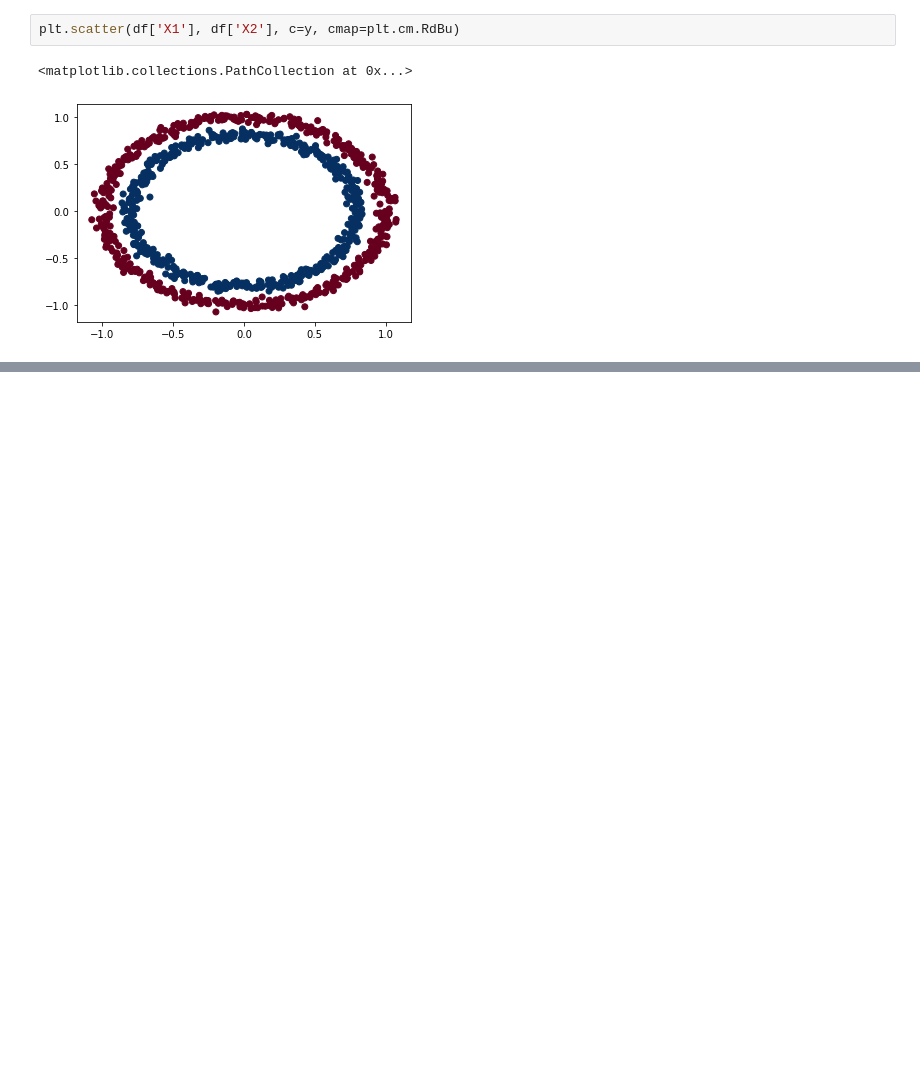
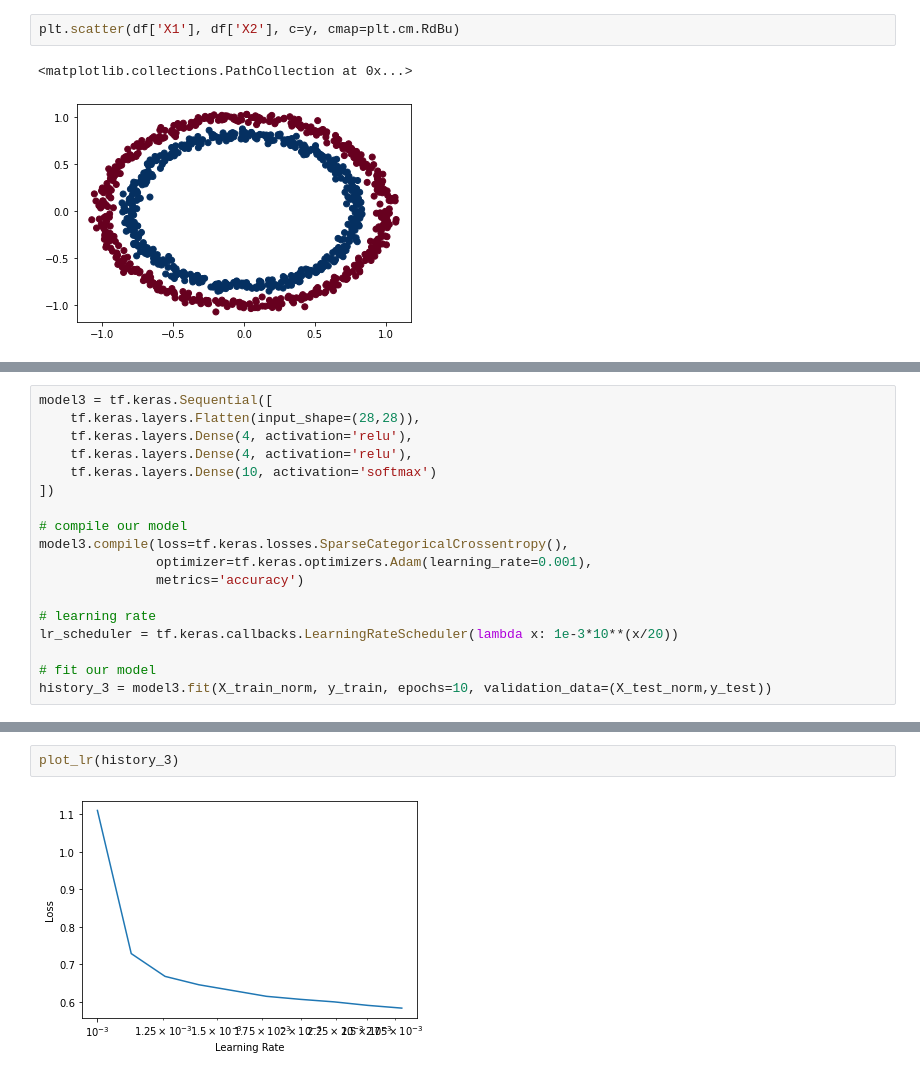
Before and after one commit to anice1/Tensorflow-Revision, a Jupyter notebook: Deep Learning (Classification).ipynb, the cells around one changed output, grey strips where cells are left out. Saved outputs shown, nothing was run; the diff lists cells and outputs as text; blank space fills up the shorter version.

```diff
--- a/Deep Learning (Classification).ipynb
+++ b/Deep Learning (Classification).ipynb
@@ -35,0 +321,18 @@ plt.scatter(df['X1'], df['X2'], c=y, cmap=plt.cm.RdBu)
+# %%
+model3 = tf.keras.Sequential([
+    tf.keras.layers.Flatten(input_shape=(28,28)),
+    tf.keras.layers.Dense(4, activation='relu'),
+    tf.keras.layers.Dense(4, activation='relu'),
+    tf.keras.layers.Dense(10, activation='softmax')
+])
+
+# compile our model
+model3.compile(loss=tf.keras.losses.SparseCategoricalCrossentropy(),
+               optimizer=tf.keras.optimizers.Adam(learning_rate=0.001),
+               metrics='accuracy')
+
+# learning rate
+lr_scheduler = tf.keras.callbacks.LearningRateScheduler(lambda x: 1e-3*10**(x/20))
+
+# fit our model
+history_3 = model3.fit(X_train_norm, y_train, epochs=10, validation_data=(X_test_norm,y_test))
@@ -35,0 +360,4 @@ plt.scatter(df['X1'], df['X2'], c=y, cmap=plt.cm.RdBu)
+# %%
+plot_lr(history_3)
+# %% [output]
+[figure, added]
```
Also changed, not shown: parts of 37 cells of this notebook, 2 other files.
